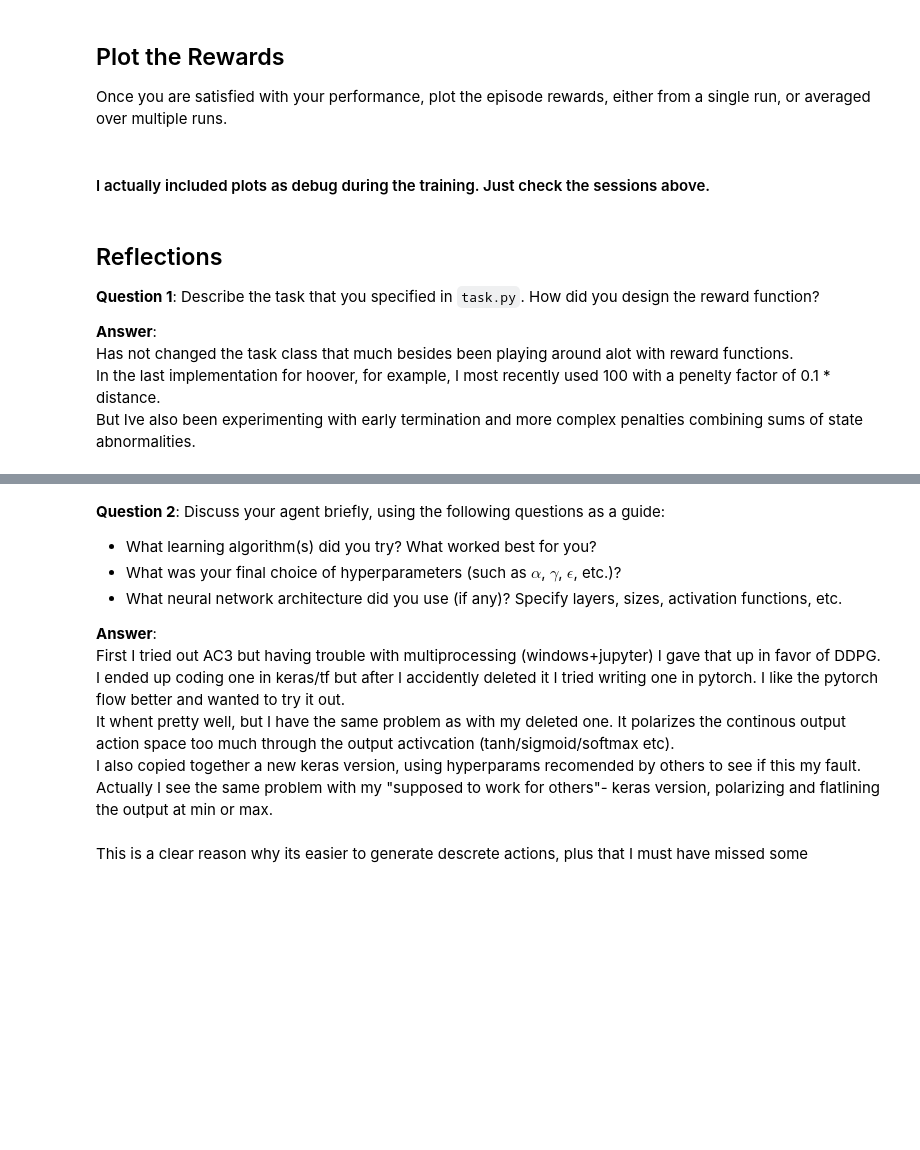
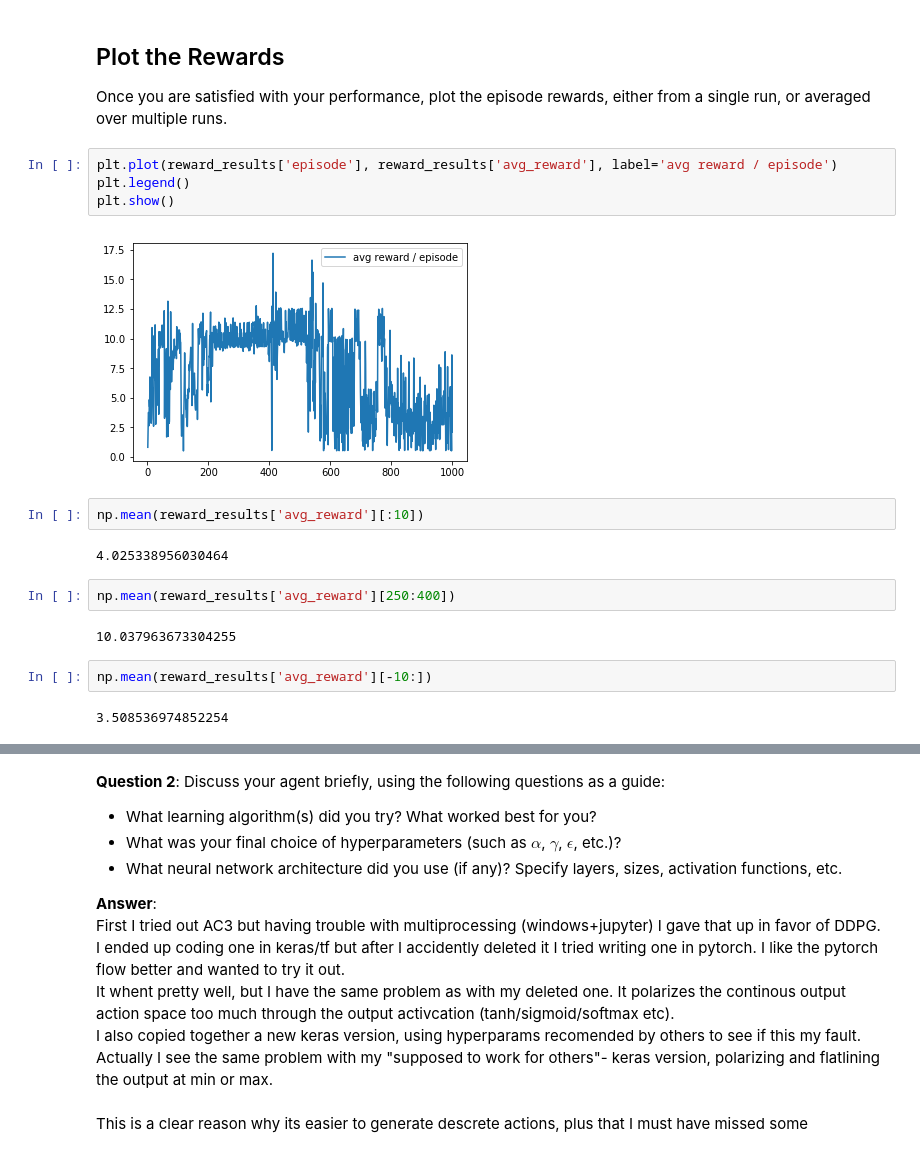
Before and after one commit to std3rr/Quadcopter_Project, a Jupyter notebook: Quadcopter_Project.ipynb, the cells around one changed output, grey strips where cells are left out. Drawn from its saved outputs; the diff is of its cells as text; blank space fills up the shorter version.

```diff
--- a/Quadcopter_Project.ipynb
+++ b/Quadcopter_Project.ipynb
@@ -585,14 +466,21 @@ Episode =  350, score =  -1.941,  -66.0 (best =  -1.874 , worst = -72.208)
 ## Plot the Rewards
 
 Once you are satisfied with your performance, plot the episode rewards, either from a single run, or averaged over multiple runs.
-# %% [markdown]
-#### I actually included plots as debug during the training. Just check the sessions above.
-# %% [markdown]
-## Reflections
-
-**Question 1**: Describe the task that you specified in `task.py`.  How did you design the reward function?
-
-**Answer**:<br>
-Has not changed the task class that much besides been playing around alot with reward functions.<br>
-In the last implementation for hoover, for example, I most recently used 100 with a penelty factor of 0.1 * distance.<br>
-But Ive also been experimenting with early termination and more complex penalties combining sums of state abnormalities.
+# %%
+plt.plot(reward_results['episode'], reward_results['avg_reward'], label='avg reward / episode')
+plt.legend()
+plt.show()
+# %% [output]
+[figure, added]
+# %%
+np.mean(reward_results['avg_reward'][:10])
+# %% [output]
+4.025338956030464
+# %%
+np.mean(reward_results['avg_reward'][250:400])
+# %% [output]
+10.037963673304255
+# %%
+np.mean(reward_results['avg_reward'][-10:])
+# %% [output]
+3.508536974852254
```
Also changed, not shown: parts of 14 cells of this notebook.
